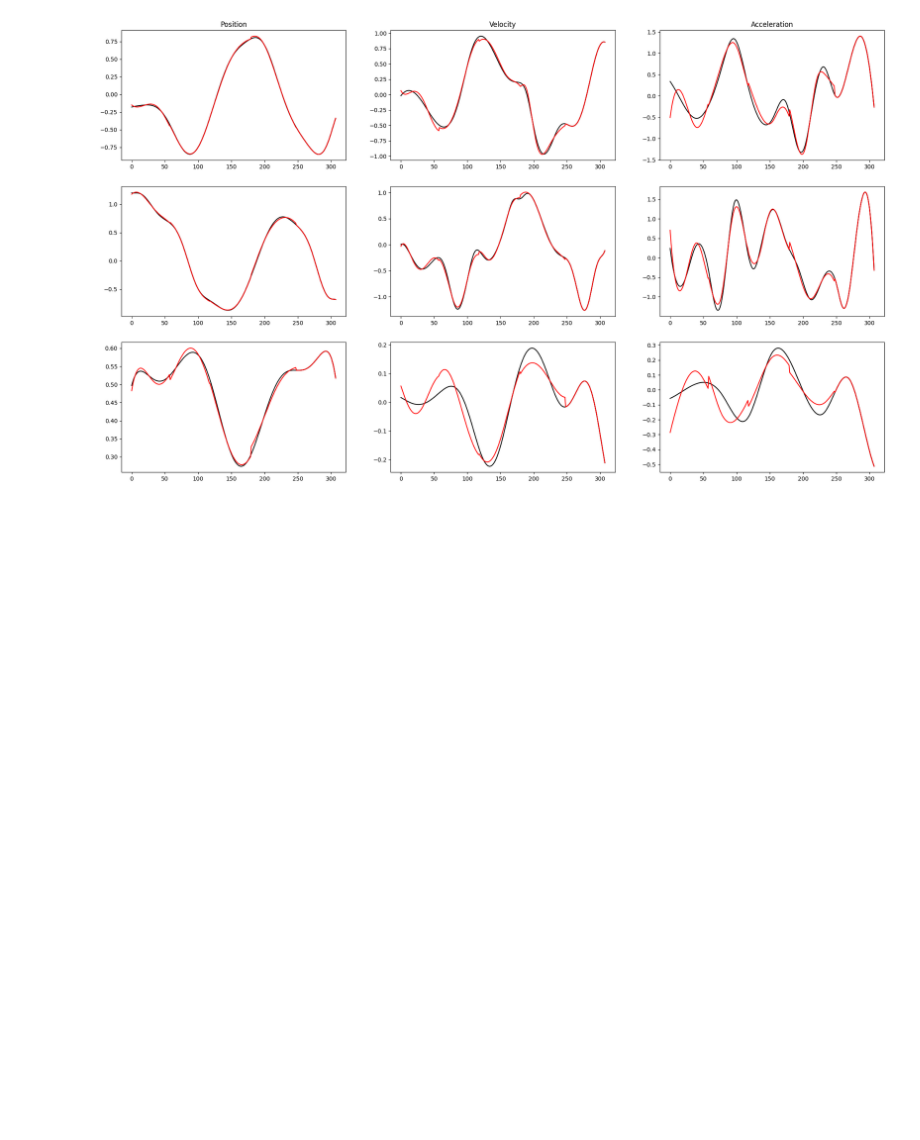
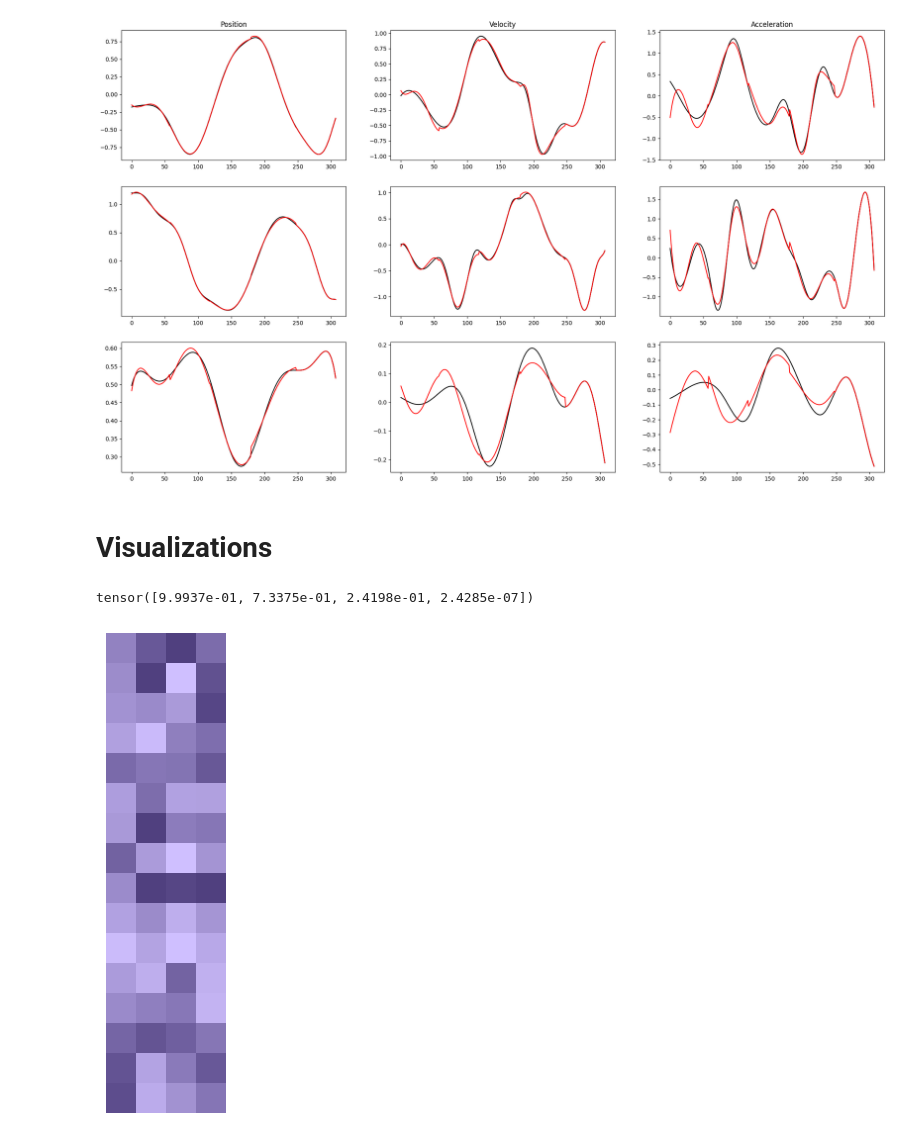
Before and after one commit to sparthaje/quadrotor-diffusion, a Jupyter notebook: notebooks/vae.ipynb, the cells around one changed output. Cells and saved outputs as stored; diff of their text form; code cells hidden in the pictures; blank space fills up the shorter version.

```diff
--- a/notebooks/vae.ipynb
+++ b/notebooks/vae.ipynb
@@ -515,3 +515,54 @@ axs[0,2].set_title('Acceleration')
 plt.show()
 # %% [output]
 [figure]
+# %% [markdown]
+# Visualizations
+# %%
+from quadrotor_diffusion.models.diffusion_wrapper import DiffusionWrapper
+from matplotlib.colors import LinearSegmentedColormap, Normalize, to_rgb
+
+chkpt = get_checkpoint_file("../logs/training", 232)
+diff, _, normalizer, trainer_args = Trainer.load(chkpt, get_ema=False)
+
+alpha_bar = diff.alpha_bar
+# %%
+indices = [int(x) for x in np.linspace(0, len(alpha_bar) - 1, 4)]
+alpha_bar = alpha_bar[indices]
+print(alpha_bar)
+# %% [output]
+tensor([9.9937e-01, 7.3375e-01, 2.4198e-01, 2.4285e-07])
+# %%
+sample = data[124]
+
+inp = torch.tensor(sample).float().unsqueeze(0).cuda()
+eval = eval.cuda()
+mu, _ = eval.encode(inp)
+mu_clean = mu.cpu()
+
+for idx in range(4):
+    alpha = alpha_bar[idx].item()
+    mu = np.sqrt(alpha) * mu_clean + np.sqrt(1 - alpha) * np.random.normal(size=mu.shape)
+
+
+    colors = matplotlib.rcParams['axes.prop_cycle'].by_key()['color'][:3]
+    base_color = colors[2]
+
+    # Convert to RGB and create light/dark variants
+    rgb = np.array(to_rgb(base_color))
+    light_rgb = 1 - 0.5 * (1 - rgb)  # Move halfway to white
+    dark_rgb = 0.5 * rgb             # Move halfway to black
+
+    # Create the custom colormap
+    cmap = LinearSegmentedColormap.from_list("custom_shade", [light_rgb, dark_rgb])
+
+    # Normalize as before
+    norm = Normalize(vmin=-1.5, vmax=1.5)
+
+    # Plot
+    plt.imshow(mu.cpu().squeeze(0).numpy(), cmap=cmap, norm=norm)
+    plt.axis('off')
+    plt.tight_layout(pad=0)
+    plt.subplots_adjust(left=0, right=1, top=1, bottom=0)
+    plt.savefig(f"{idx}.pdf")
+# %% [output]
+[figure, added]
```
Also changed, not shown: parts of 1 cell of this notebook, 14 other files.
